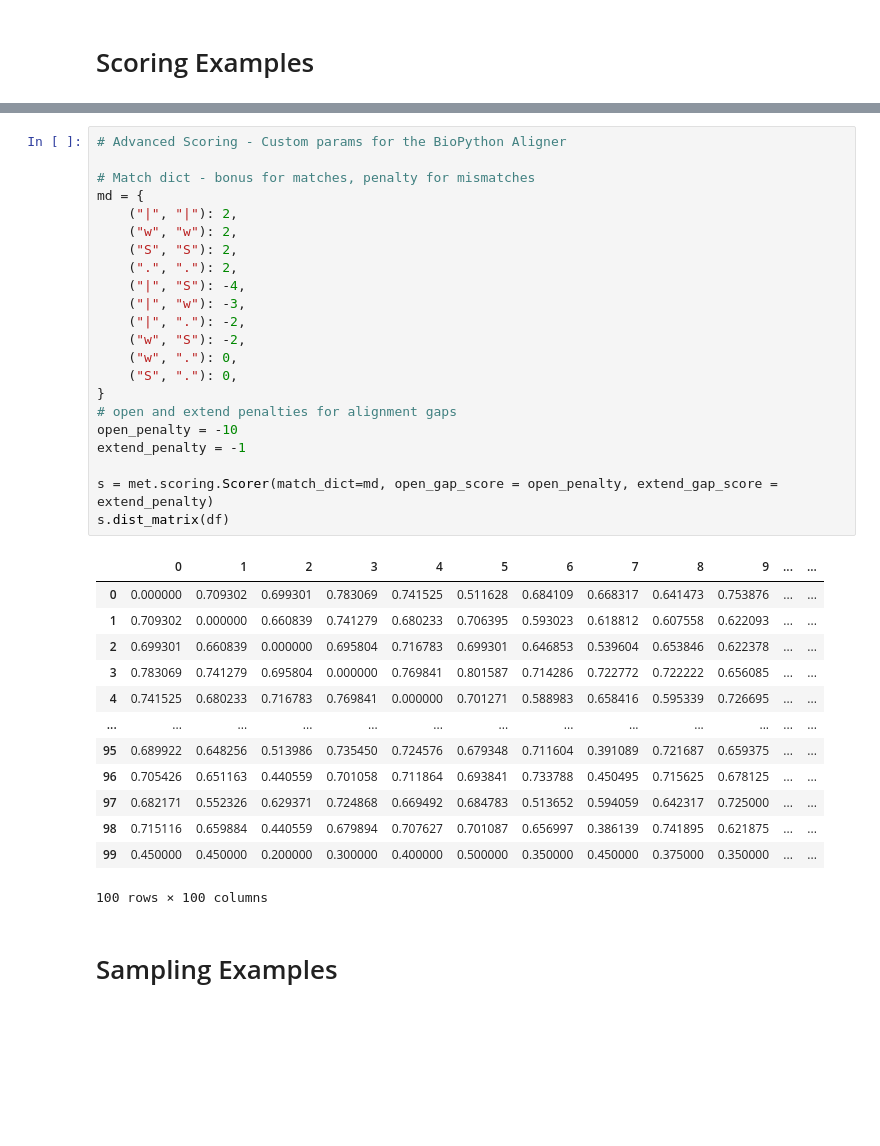
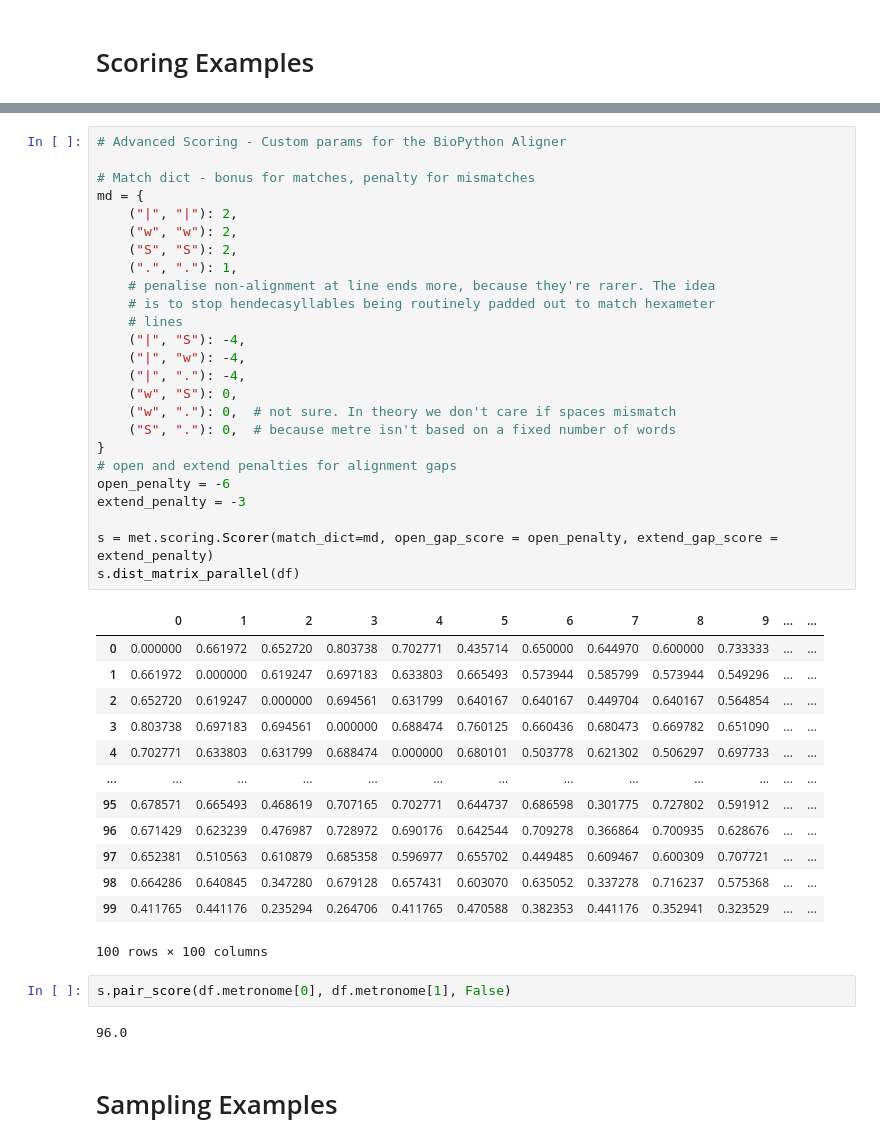
Before and after one commit to bnagy/metronome, a Jupyter notebook: examples.ipynb, the cells around one changed output, grey strips where cells are left out. Saved outputs shown, nothing was run; the diff lists cells and outputs as text; blank space fills up the shorter version.

```diff
--- a/examples.ipynb
+++ b/examples.ipynb
@@ -62,39 +68,46 @@ scorer.dist_matrix_parallel(df, col='metronome')
 # %%
 # Advanced Scoring - Custom params for the BioPython Aligner
 
 # Match dict - bonus for matches, penalty for mismatches
 md = {
     ("|", "|"): 2,
     ("w", "w"): 2,
     ("S", "S"): 2,
-    (".", "."): 2,
+    (".", "."): 1,
+    # penalise non-alignment at line ends more, because they're rarer. The idea
+    # is to stop hendecasyllables being routinely padded out to match hexameter
+    # lines
     ("|", "S"): -4,
-    ("|", "w"): -3,
-    ("|", "."): -2,
-    ("w", "S"): -2,
-    ("w", "."): 0,
-    ("S", "."): 0,
+    ("|", "w"): -4,
+    ("|", "."): -4,
+    ("w", "S"): 0,
+    ("w", "."): 0,  # not sure. In theory we don't care if spaces mismatch
+    ("S", "."): 0,  # because metre isn't based on a fixed number of words
 }
 # open and extend penalties for alignment gaps
-open_penalty = -10
-extend_penalty = -1
+open_penalty = -6
+extend_penalty = -3
 
 s = met.scoring.Scorer(match_dict=md, open_gap_score = open_penalty, extend_gap_score = extend_penalty)
-s.dist_matrix(df)
+s.dist_matrix_parallel(df)
 # %% [output]
 |  | 0 | 1 | 2 | 3 | 4 | 5 | 6 | 7 | 8 | 9 | ... | ... |
-| 0 | 0.000000 | 0.709302 | 0.699301 | 0.783069 | 0.741525 | 0.511628 | 0.684109 | 0.668317 | 0.641473 | 0.753876 | ... | ... |
-| 1 | 0.709302 | 0.000000 | 0.660839 | 0.741279 | 0.680233 | 0.706395 | 0.593023 | 0.618812 | 0.607558 | 0.622093 | ... | ... |
-| 2 | 0.699301 | 0.660839 | 0.000000 | 0.695804 | 0.716783 | 0.699301 | 0.646853 | 0.539604 | 0.653846 | 0.622378 | ... | ... |
-| 3 | 0.783069 | 0.741279 | 0.695804 | 0.000000 | 0.769841 | 0.801587 | 0.714286 | 0.722772 | 0.722222 | 0.656085 | ... | ... |
-| 4 | 0.741525 | 0.680233 | 0.716783 | 0.769841 | 0.000000 | 0.701271 | 0.588983 | 0.658416 | 0.595339 | 0.726695 | ... | ... |
+| 0 | 0.000000 | 0.661972 | 0.652720 | 0.803738 | 0.702771 | 0.435714 | 0.650000 | 0.644970 | 0.600000 | 0.733333 | ... | ... |
+| 1 | 0.661972 | 0.000000 | 0.619247 | 0.697183 | 0.633803 | 0.665493 | 0.573944 | 0.585799 | 0.573944 | 0.549296 | ... | ... |
+| 2 | 0.652720 | 0.619247 | 0.000000 | 0.694561 | 0.631799 | 0.640167 | 0.640167 | 0.449704 | 0.640167 | 0.564854 | ... | ... |
+| 3 | 0.803738 | 0.697183 | 0.694561 | 0.000000 | 0.688474 | 0.760125 | 0.660436 | 0.680473 | 0.669782 | 0.651090 | ... | ... |
+| 4 | 0.702771 | 0.633803 | 0.631799 | 0.688474 | 0.000000 | 0.680101 | 0.503778 | 0.621302 | 0.506297 | 0.697733 | ... | ... |
 | ... | ... | ... | ... | ... | ... | ... | ... | ... | ... | ... | ... | ... |
-| 95 | 0.689922 | 0.648256 | 0.513986 | 0.735450 | 0.724576 | 0.679348 | 0.711604 | 0.391089 | 0.721687 | 0.659375 | ... | ... |
-| 96 | 0.705426 | 0.651163 | 0.440559 | 0.701058 | 0.711864 | 0.693841 | 0.733788 | 0.450495 | 0.715625 | 0.678125 | ... | ... |
-| 97 | 0.682171 | 0.552326 | 0.629371 | 0.724868 | 0.669492 | 0.684783 | 0.513652 | 0.594059 | 0.642317 | 0.725000 | ... | ... |
-| 98 | 0.715116 | 0.659884 | 0.440559 | 0.679894 | 0.707627 | 0.701087 | 0.656997 | 0.386139 | 0.741895 | 0.621875 | ... | ... |
-| 99 | 0.450000 | 0.450000 | 0.200000 | 0.300000 | 0.400000 | 0.500000 | 0.350000 | 0.450000 | 0.375000 | 0.350000 | ... | ... |
+| 95 | 0.678571 | 0.665493 | 0.468619 | 0.707165 | 0.702771 | 0.644737 | 0.686598 | 0.301775 | 0.727802 | 0.591912 | ... | ... |
+| 96 | 0.671429 | 0.623239 | 0.476987 | 0.728972 | 0.690176 | 0.642544 | 0.709278 | 0.366864 | 0.700935 | 0.628676 | ... | ... |
+| 97 | 0.652381 | 0.510563 | 0.610879 | 0.685358 | 0.596977 | 0.655702 | 0.449485 | 0.609467 | 0.600309 | 0.707721 | ... | ... |
+| 98 | 0.664286 | 0.640845 | 0.347280 | 0.679128 | 0.657431 | 0.603070 | 0.635052 | 0.337278 | 0.716237 | 0.575368 | ... | ... |
+| 99 | 0.411765 | 0.441176 | 0.235294 | 0.264706 | 0.411765 | 0.470588 | 0.382353 | 0.441176 | 0.352941 | 0.323529 | ... | ... |
 100 rows × 100 columns
+# %%
+s.pair_score(df.metronome[0], df.metronome[1], False)
+# %% [output]
+96.0
 # %% [markdown]
 # Sampling Examples
 # %%
```
Also changed, not shown: parts of 4 cells of this notebook, 1 other file.
